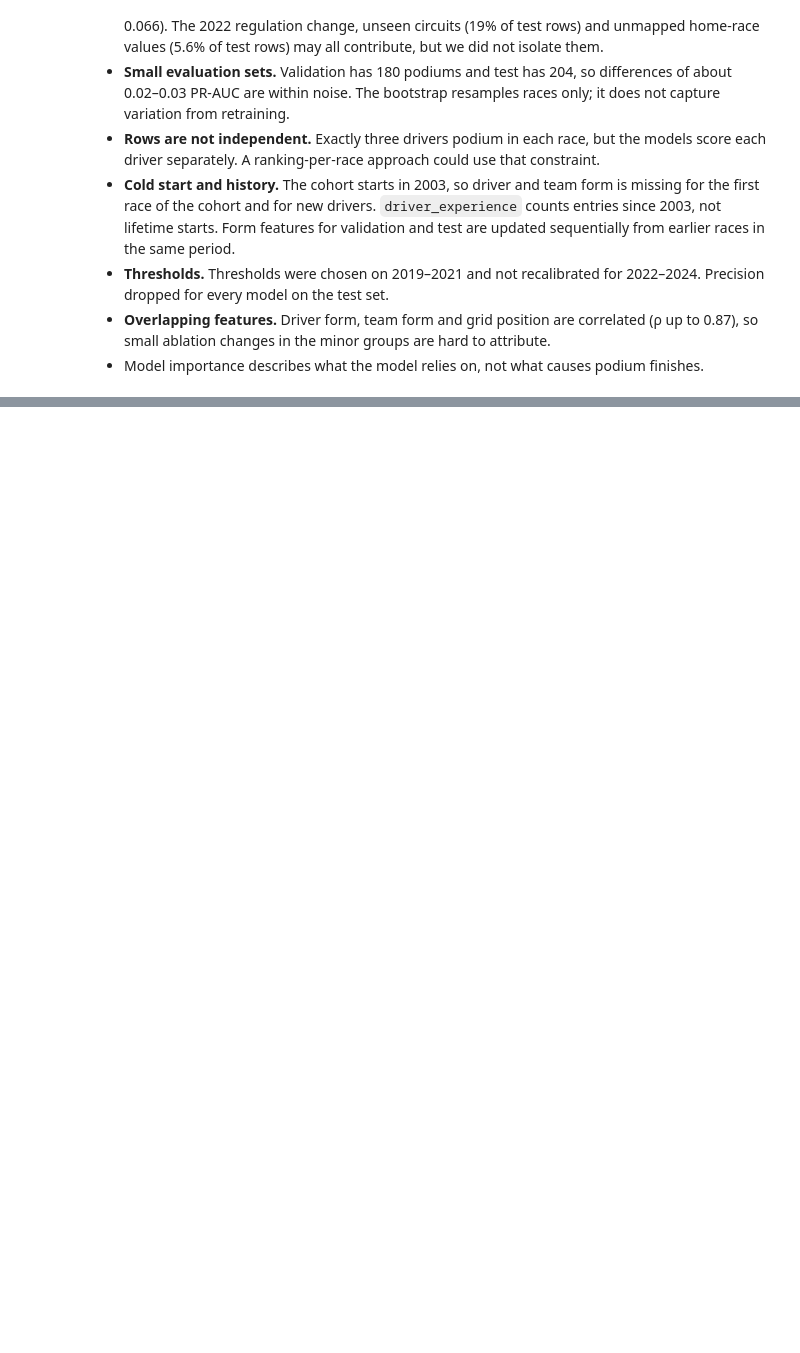
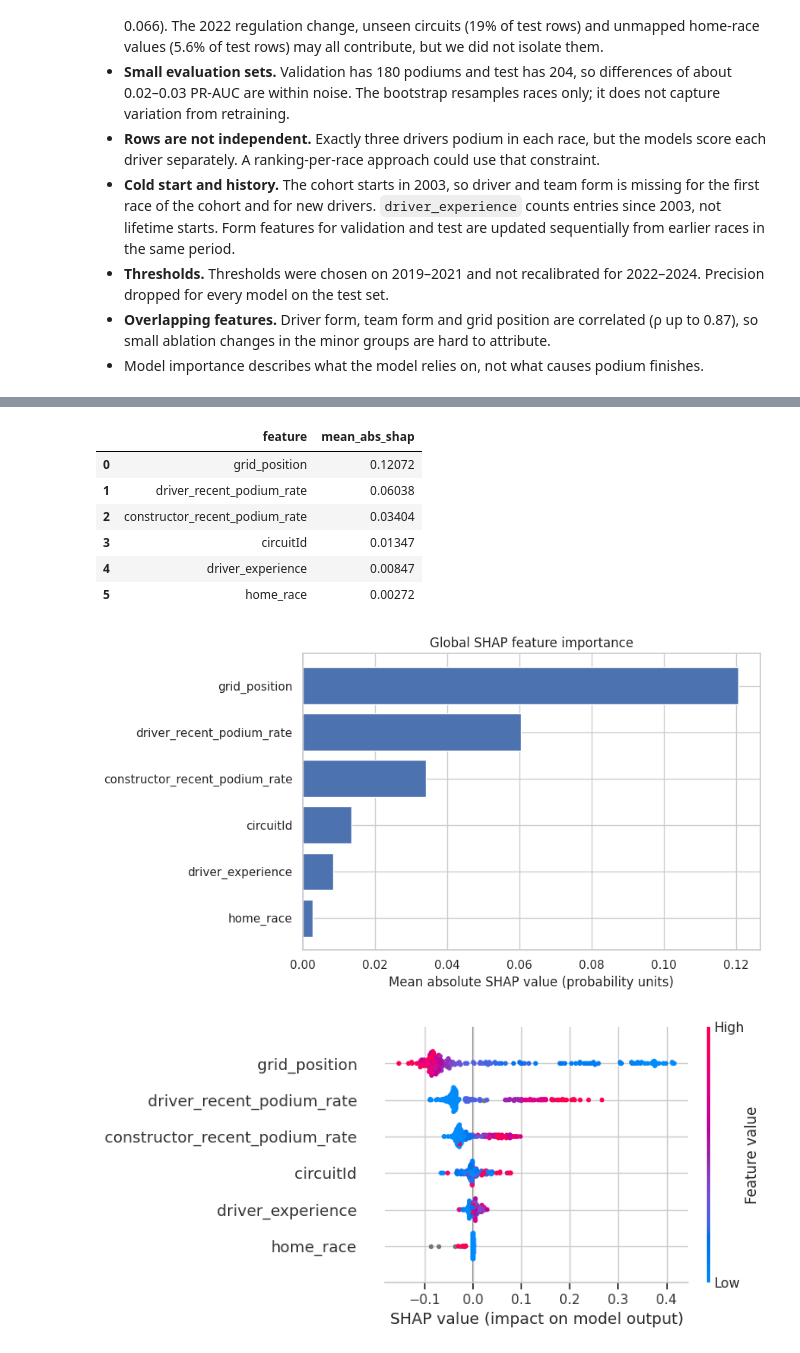
Before and after one commit to saadouncoding/Advanced-Computer-Lab-Project, a Jupyter notebook: F1_Milestone_1.ipynb, the cells around one changed output, grey strips where cells are left out. Drawn from its saved outputs; the diff is of its cells as text; code cells hidden in the pictures; blank space fills up the shorter version.

```diff
--- a/F1_Milestone_1.ipynb
+++ b/F1_Milestone_1.ipynb
@@ -4065,0 +4191,17 @@ Saved: ['final_config.joblib', 'final_nn.keras', 'final_preprocessor.joblib', 'l
+# %%
+import shap
+
+# Reference rows (training) and rows to explain (validation).
+background_raw = X_train[final_feature_columns].sample(n=100, random_state=RANDOM_STATE)
+explain_raw = X_val[final_feature_columns].sample(n=200, random_state=RANDOM_STATE)
+
+print("Background sample:", background_raw.shape)
+print("Explained sample:", explain_raw.shape)
+
+# Explain the final model's predicted podium probability.
+explainer = shap.Explainer(final_predict_proba, background_raw)
+shap_values = explainer(explain_raw)
+
+print("SHAP values shape:", shap_values.values.shape)
+print("Average prediction on the background rows:",
+      round(float(np.asarray(shap_values.base_values).reshape(-1)[0]), 3))
@@ -4065,0 +4219,29 @@ Saved: ['final_config.joblib', 'final_nn.keras', 'final_preprocessor.joblib', 'l
+# %%
+# Average absolute contribution per feature.
+shap_importance = (pd.DataFrame({
+        "feature": final_feature_columns,
+        "mean_abs_shap": np.abs(shap_values.values).mean(axis=0)})
+    .sort_values("mean_abs_shap", ascending=False)
+    .reset_index(drop=True))
+display(shap_importance.round(5))
+
+plt.figure(figsize=(9, 5))
+plt.barh(shap_importance["feature"][::-1], shap_importance["mean_abs_shap"][::-1])
+plt.xlabel("Mean absolute SHAP value (probability units)")
+plt.title("Global SHAP feature importance")
+plt.tight_layout()
+plt.show()
+
+# Direction of each feature's effect.
+shap.summary_plot(shap_values.values, explain_raw,
+                  feature_names=final_feature_columns, show=True)
+# %% [output]
+|  | feature | mean_abs_shap |
+| 0 | grid_position | 0.12072 |
+| 1 | driver_recent_podium_rate | 0.06038 |
+| 2 | constructor_recent_podium_rate | 0.03404 |
+| 3 | circuitId | 0.01347 |
+| 4 | driver_experience | 0.00847 |
+| 5 | home_race | 0.00272 |
+[figure, added]
+[figure, added]
```
Also changed, not shown: parts of 23 cells of this notebook.
